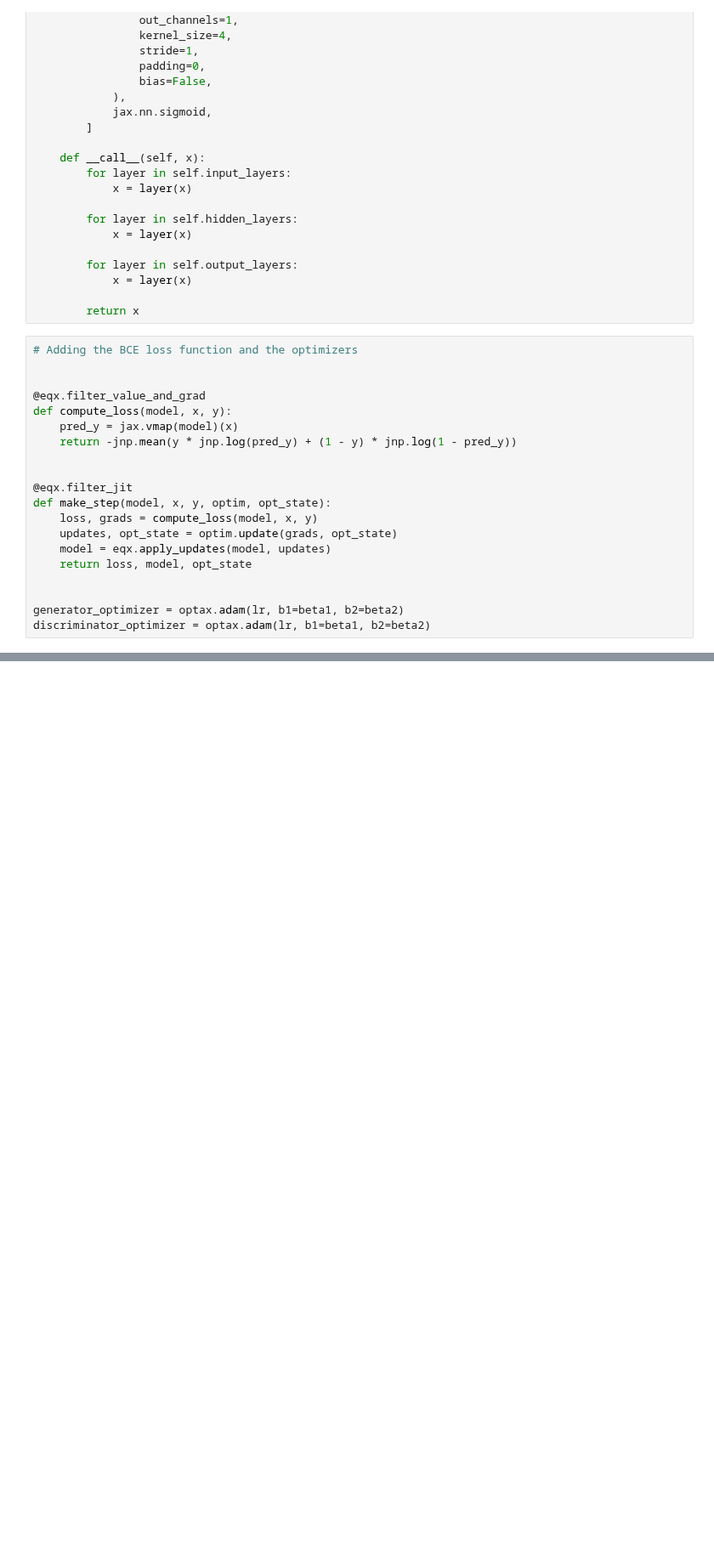
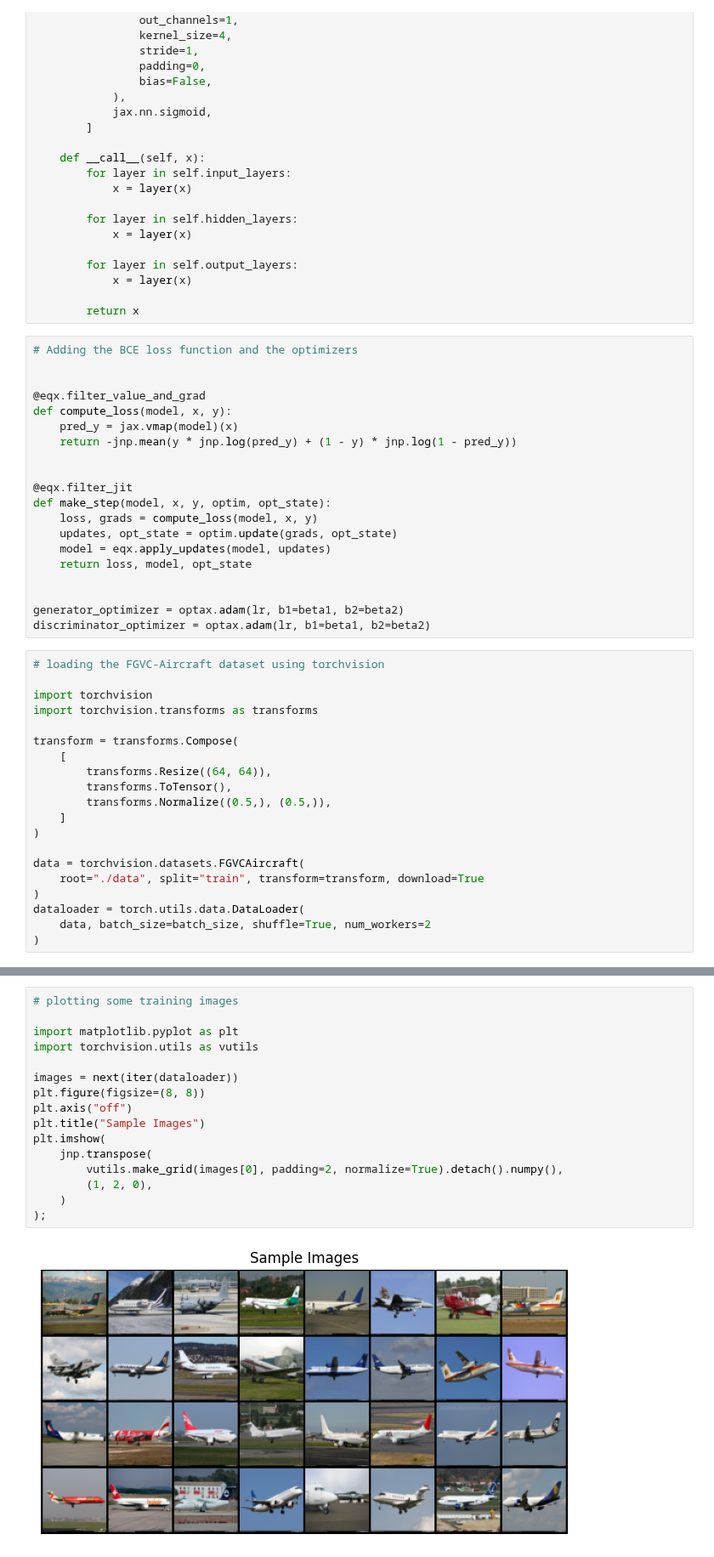
Before and after one commit to patrick-kidger/equinox, a Jupyter notebook: examples/deep_convolutional_gan.ipynb, the cells around one changed output, grey strips where cells are left out. Shown at 85% size. Saved outputs shown, nothing was run; the diff lists cells and outputs as text; blank space fills up the shorter version.

Commit message:
Added the FGVC-Aircraft dataset to be used for DCGAN training

```diff
--- a/examples/deep_convolutional_gan.ipynb
+++ b/examples/deep_convolutional_gan.ipynb
@@ -201,3 +201,23 @@ def make_step(model, x, y, optim, opt_state):
 
 generator_optimizer = optax.adam(lr, b1=beta1, b2=beta2)
 discriminator_optimizer = optax.adam(lr, b1=beta1, b2=beta2)
+# %%
+# loading the FGVC-Aircraft dataset using torchvision
+
+import torchvision
+import torchvision.transforms as transforms
+
+transform = transforms.Compose(
+    [
+        transforms.Resize((64, 64)),
+        transforms.ToTensor(),
+        transforms.Normalize((0.5,), (0.5,)),
+    ]
+)
+
+data = torchvision.datasets.FGVCAircraft(
+    root="./data", split="train", transform=transform, download=True
+)
+dataloader = torch.utils.data.DataLoader(
+    data, batch_size=batch_size, shuffle=True, num_workers=2
+)
@@ -203,0 +227,18 @@ discriminator_optimizer = optax.adam(lr, b1=beta1, b2=beta2)
+# %%
+# plotting some training images
+
+import matplotlib.pyplot as plt
+import torchvision.utils as vutils
+
+images = next(iter(dataloader))
+plt.figure(figsize=(8, 8))
+plt.axis("off")
+plt.title("Sample Images")
+plt.imshow(
+    jnp.transpose(
+        vutils.make_grid(images[0], padding=2, normalize=True).detach().numpy(),
+        (1, 2, 0),
+    )
+);
+# %% [output]
+[figure, added]
```
Also changed, not shown: parts of 2 cells of this notebook.
